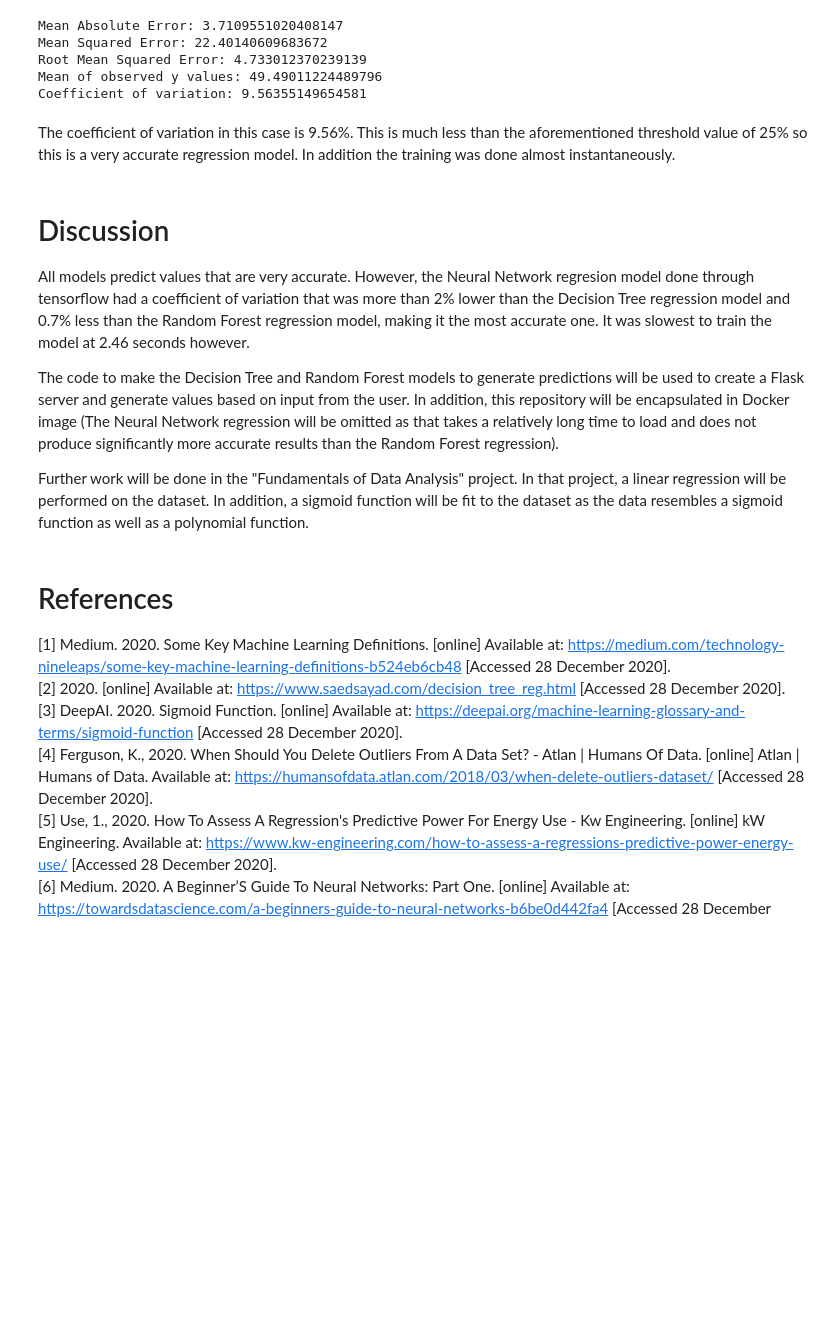
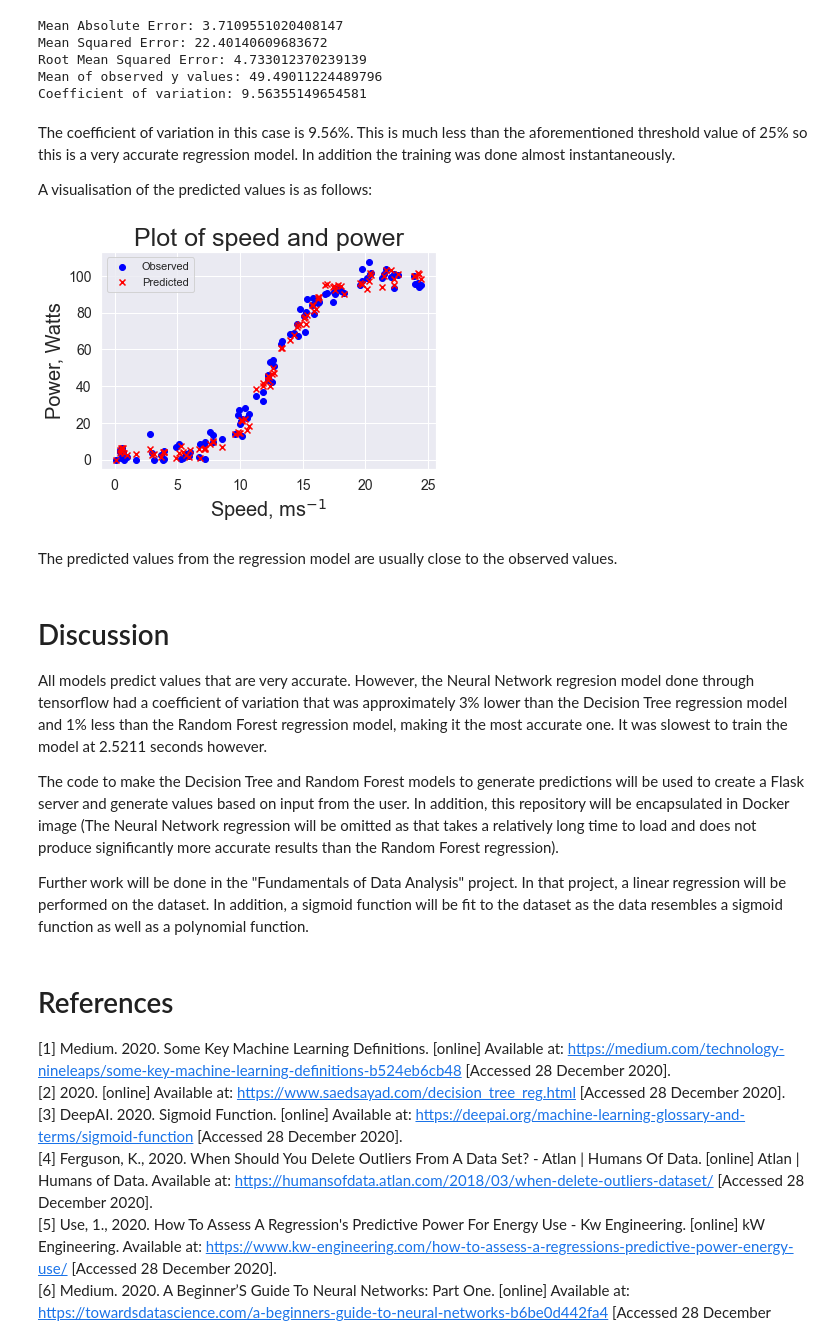
Before and after one commit to AlanQuille/machinelearningProject, a Jupyter notebook: Project2020.ipynb, the cells around one changed output. Cells and saved outputs as stored; diff of their text form; code cells hidden in the pictures; blank space fills up the shorter version.

```diff
--- a/Project2020.ipynb
+++ b/Project2020.ipynb
@@ -279,9 +301,20 @@ Mean of observed y values: 49.49011224489796
 Coefficient of variation: 9.56355149654581
 # %% [markdown]
 The coefficient of variation in this case is 9.56%. This is much less than the aforementioned threshold value of 25% so this is a very accurate regression model. In addition the training was done almost instantaneously.
+
+A visualisation of the predicted values is as follows:
+# %%
+scatter_plot(X_test, y_test, "blue", "o", "Observed")
+scatter_plot(X_test, y_pred, "red", "x", "Predicted")
+plt.legend()
+plt.show()
+# %% [output]
+[figure, added]
+# %% [markdown]
+The predicted values from the regression model are usually close to the observed values.
 # %% [markdown]
 # Discussion <a name="disc"></a>
-All models predict values that are very accurate. However, the Neural Network regresion model done through tensorflow had a coefficient of variation that was more than 2% lower than the Decision Tree regression model and 0.7% less than the Random Forest regression model, making it the most accurate one. It was slowest to train the model at 2.46 seconds however.
+All models predict values that are very accurate. However, the Neural Network regresion model done through tensorflow had a coefficient of variation that was approximately 3% lower than the Decision Tree regression model and 1% less than the Random Forest regression model, making it the most accurate one. It was slowest to train the model at 2.5211 seconds however.
 
 The code to make the Decision Tree and Random Forest models to generate predictions will be used to create a Flask server and generate values based on input from the user. In addition, this repository will be encapsulated in Docker image (The Neural Network regression will be omitted as that takes a relatively long time to load and does not produce significantly more accurate results than the Random Forest regression).
 
```
Also changed, not shown: parts of 9 cells of this notebook.
